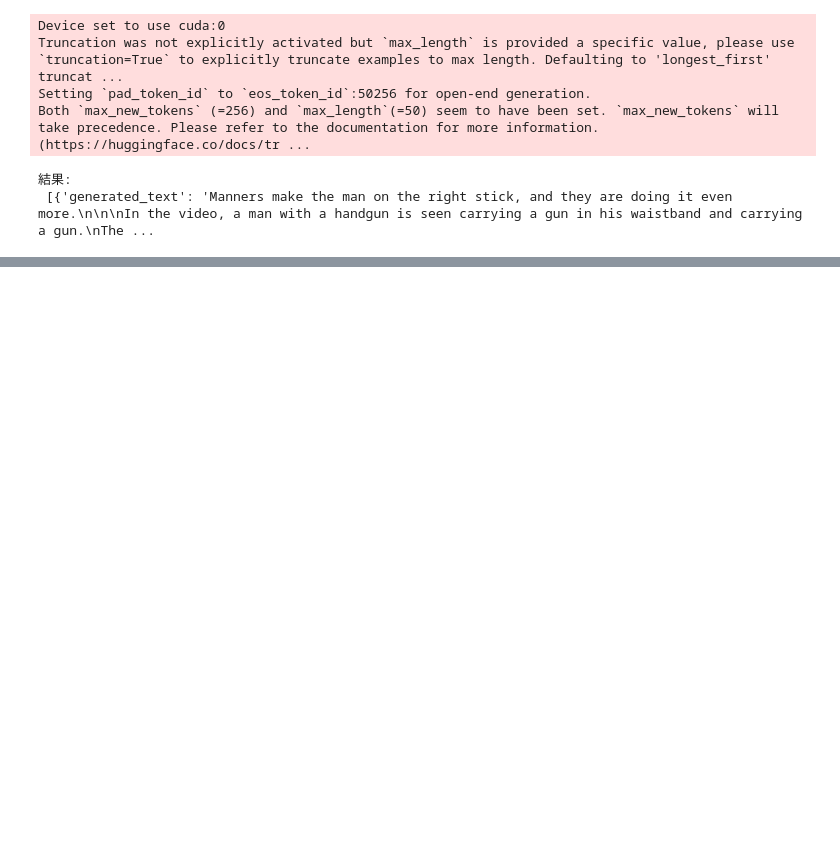
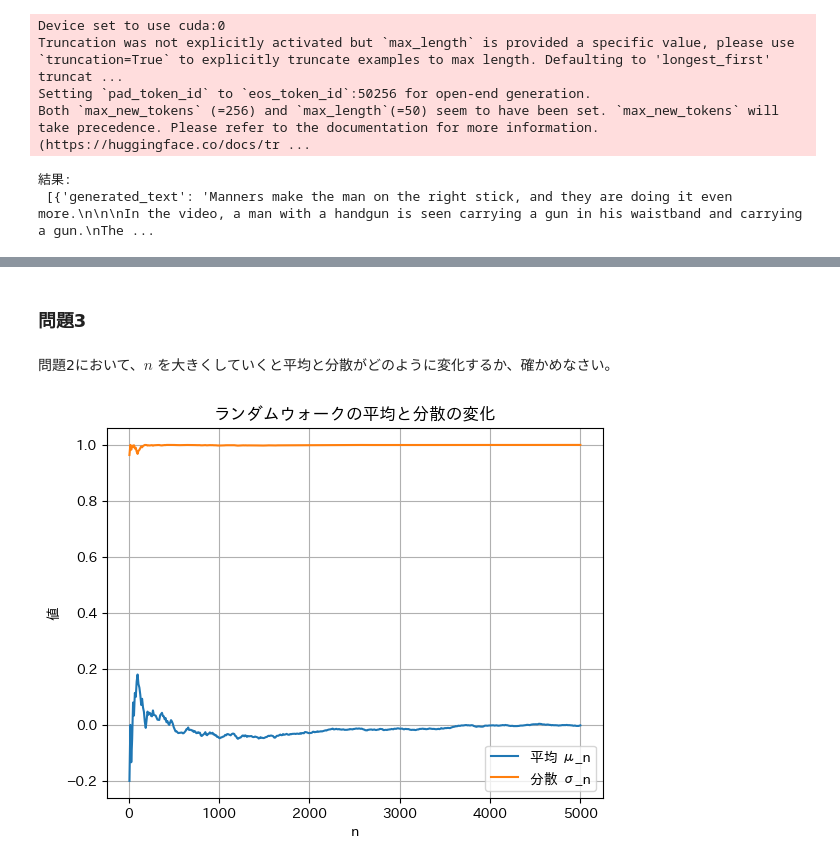
Before and after one commit to OrlyIdeate/deep-learning, a Jupyter notebook: 22050002_uenojin_exercises_2nd_semester.ipynb, the cells around one changed output, grey strips where cells are left out. Saved outputs shown, nothing was run; the diff lists cells and outputs as text; code cells hidden in the pictures; blank space fills up the shorter version.

```diff
--- a/22050002_uenojin_exercises_2nd_semester.ipynb
+++ b/22050002_uenojin_exercises_2nd_semester.ipynb
@@ -488,0 +570,38 @@ Both `max_new_tokens` (=256) and `max_length`(=50) seem to have been set. `max_n
+# %% [markdown]
+### 問題3
+# %% [markdown]
+問題2において、$n$ を大きくしていくと平均と分散がどのように変化するか、確かめなさい。
+# %%
+def mu_n(X, n):
+    return sum(X) / n
+
+def sigma_n(X, n):
+    mu = mu_n(X, n)
+    return sum((x - mu) ** 2 for x in X) / n
+# %%
+import matplotlib.pyplot as plt
+import japanize_matplotlib
+
+n_max = 5000
+step = 10
+n_list = list(range(step, n_max + 1, step))
+
+mu_list = []
+sigma_list = []
+for n in n_list:
+    X, S = random_walk(n, seed=371)
+    mu = mu_n(X, n)
+    sigma = sigma_n(X, n)
+    mu_list.append(mu)
+    sigma_list.append(sigma)
+
+plt.plot(n_list, mu_list, label="平均 μ_n")
+plt.plot(n_list, sigma_list, label="分散 σ_n")
+plt.xlabel("n")
+plt.ylabel("値")
+plt.title("ランダムウォークの平均と分散の変化")
+plt.legend()
+plt.grid()
+plt.show()
+# %% [output]
+[figure, added]
```
Also changed, not shown: parts of 19 cells of this notebook, 1 other file.
